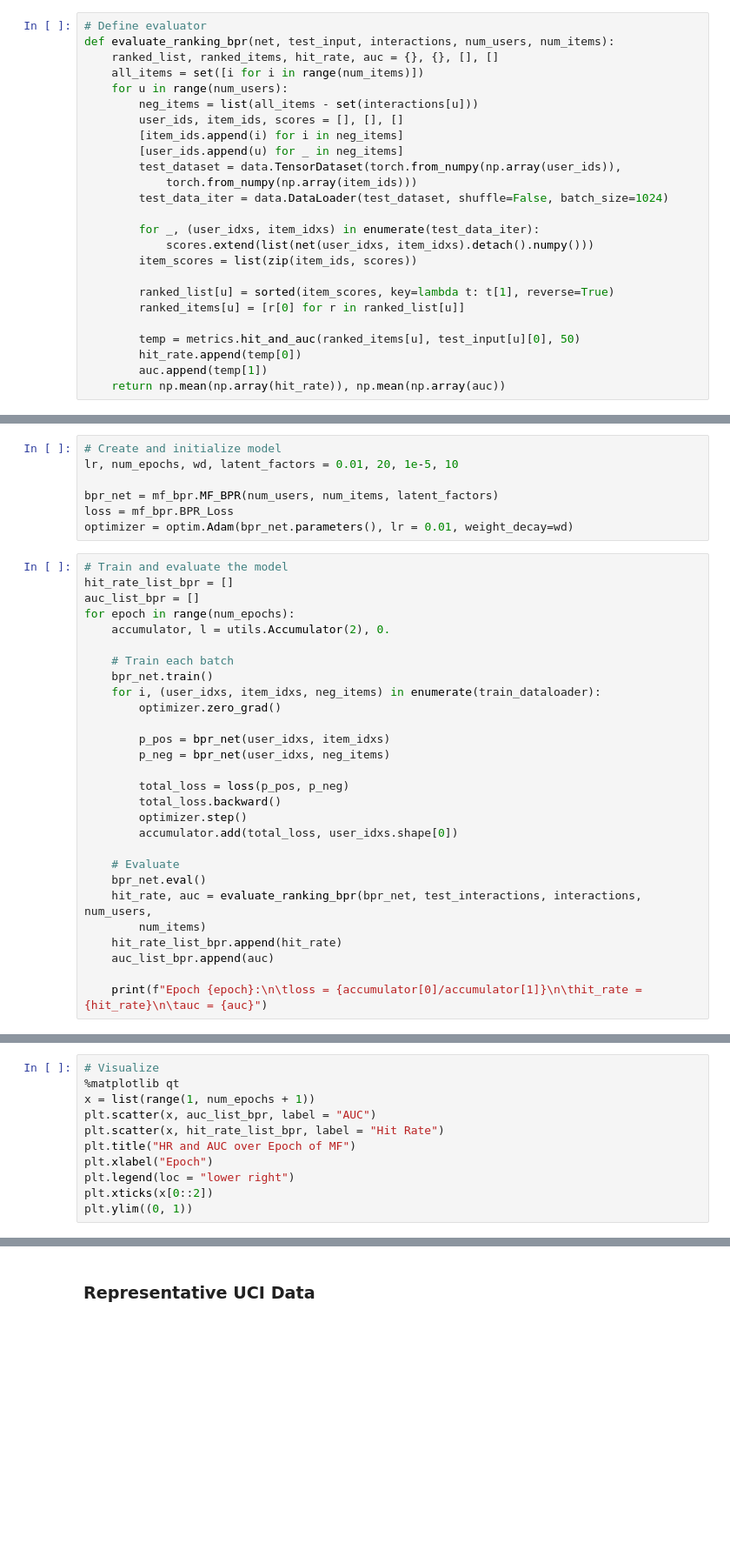
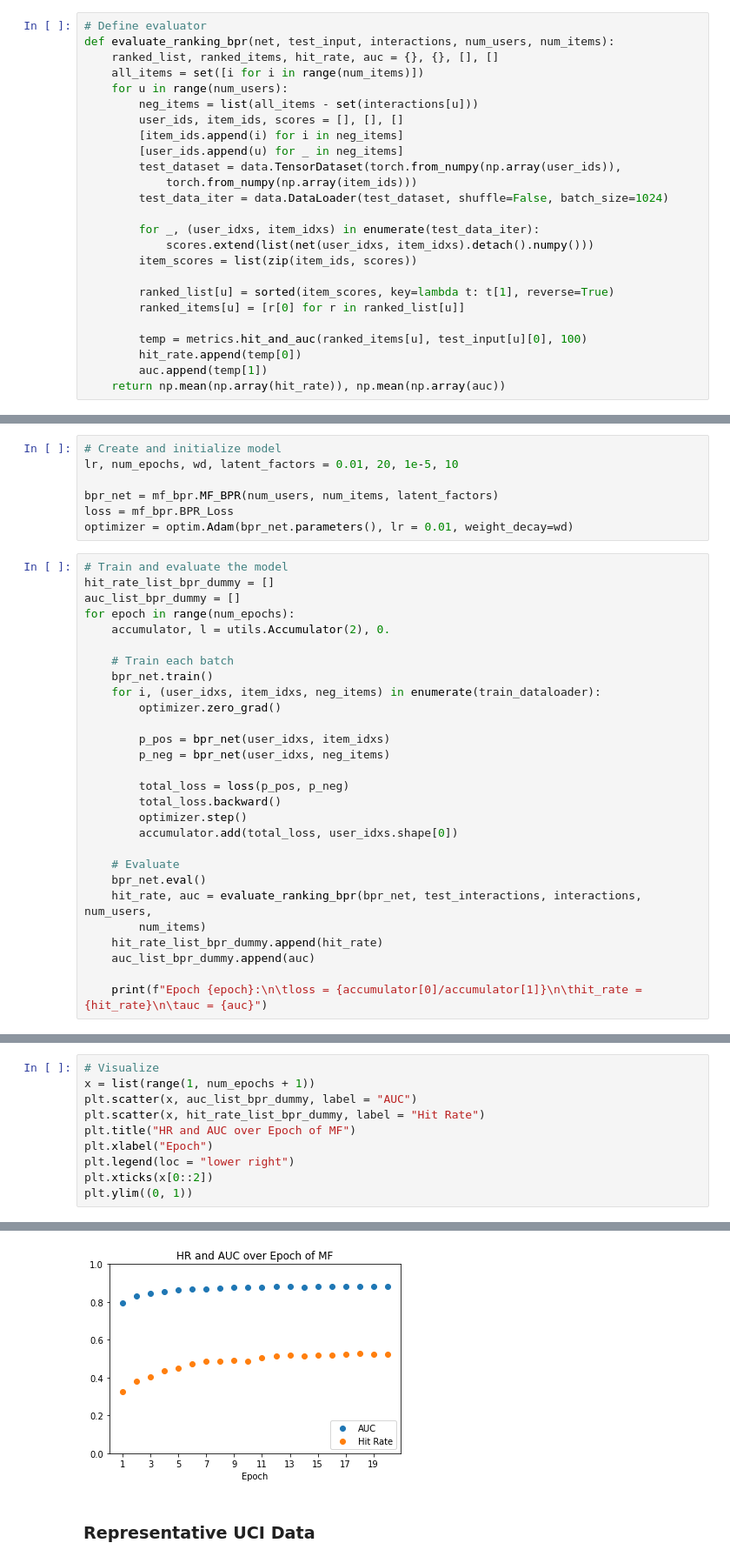
Before and after one commit to NicolasHammer/personalized-stock-recommender, a Jupyter notebook: personalized_stock_recommendations.ipynb, the cells around one changed output, grey strips where cells are left out. Shown: that part at 87% size. Saved outputs shown, nothing was run; the diff lists cells and outputs as text; blank space fills up the shorter version.

Commit message:
Added new graphs and pop system

```diff
--- a/personalized_stock_recommendations.ipynb
+++ b/personalized_stock_recommendations.ipynb
@@ -68,7 +68,7 @@ def evaluate_ranking_bpr(net, test_input, interactions, num_users, num_items):
         ranked_list[u] = sorted(item_scores, key=lambda t: t[1], reverse=True)
         ranked_items[u] = [r[0] for r in ranked_list[u]]
 
-        temp = metrics.hit_and_auc(ranked_items[u], test_input[u][0], 50)
+        temp = metrics.hit_and_auc(ranked_items[u], test_input[u][0], 100)
         hit_rate.append(temp[0])
         auc.append(temp[1])
     return np.mean(np.array(hit_rate)), np.mean(np.array(auc))
@@ -138,8 +138,8 @@ loss = mf_bpr.BPR_Loss
 optimizer = optim.Adam(bpr_net.parameters(), lr = 0.01, weight_decay=wd)
 # %%
 # Train and evaluate the model
-hit_rate_list_bpr = []
-auc_list_bpr = []
+hit_rate_list_bpr_dummy = []
+auc_list_bpr_dummy = []
 for epoch in range(num_epochs):
     accumulator, l = utils.Accumulator(2), 0.
 
@@ -160,7 +160,7 @@ for epoch in range(num_epochs):
     bpr_net.eval()
     hit_rate, auc = evaluate_ranking_bpr(bpr_net, test_interactions, interactions, num_users,
         num_items)
-    hit_rate_list_bpr.append(hit_rate)
-    auc_list_bpr.append(auc)
+    hit_rate_list_bpr_dummy.append(hit_rate)
+    auc_list_bpr_dummy.append(auc)
 
     print(f"Epoch {epoch}:\n\tloss = {accumulator[0]/accumulator[1]}\n\thit_rate = {hit_rate}\n\tauc = {auc}")
@@ -167,11 +185,11 @@ for epoch in range(num_epochs):
 # %%
 # Visualize
-%matplotlib qt
 x = list(range(1, num_epochs + 1))
-plt.scatter(x, auc_list_bpr, label = "AUC")
-plt.scatter(x, hit_rate_list_bpr, label = "Hit Rate")
+plt.scatter(x, auc_list_bpr_dummy, label = "AUC")
+plt.scatter(x, hit_rate_list_bpr_dummy, label = "Hit Rate")
 plt.title("HR and AUC over Epoch of MF")
 plt.xlabel("Epoch")
 plt.legend(loc = "lower right")
 plt.xticks(x[0::2])
 plt.ylim((0, 1))
+# %% [output]
@@ -178,3 +197,4 @@ plt.ylim((0, 1))
+[figure, added]
 # %% [markdown]
 ### Representative UCI Data
 # %%
```
Also changed, not shown: parts of 20 cells of this notebook, 9 other files.
